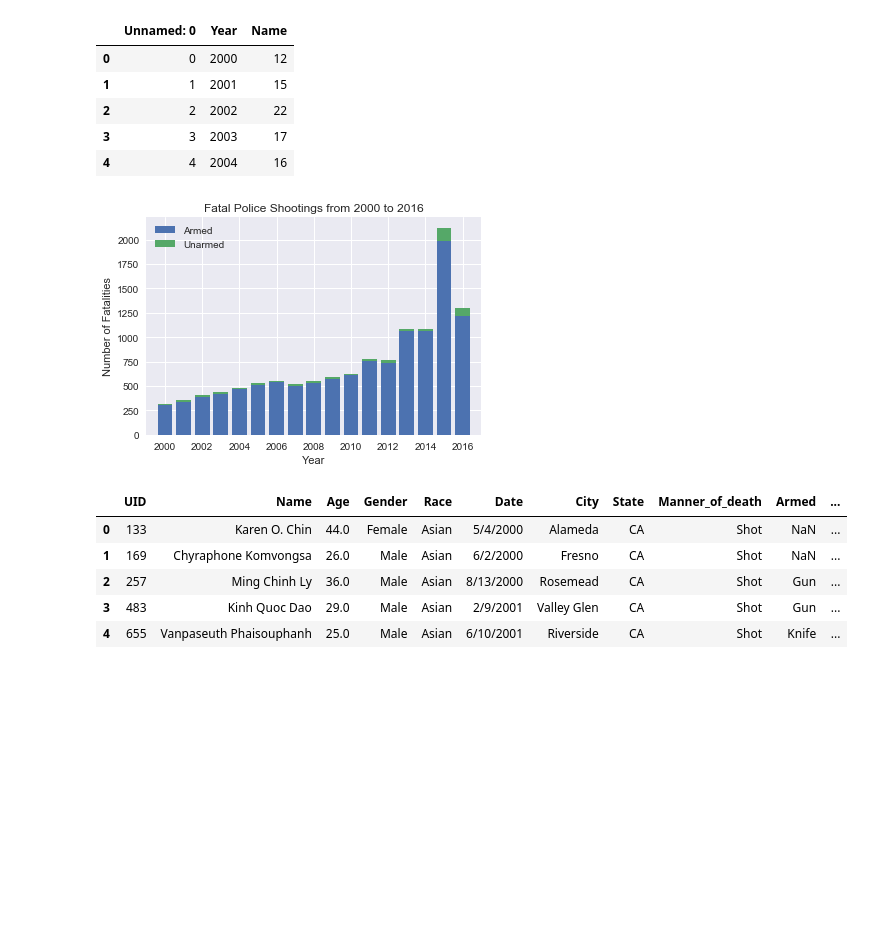
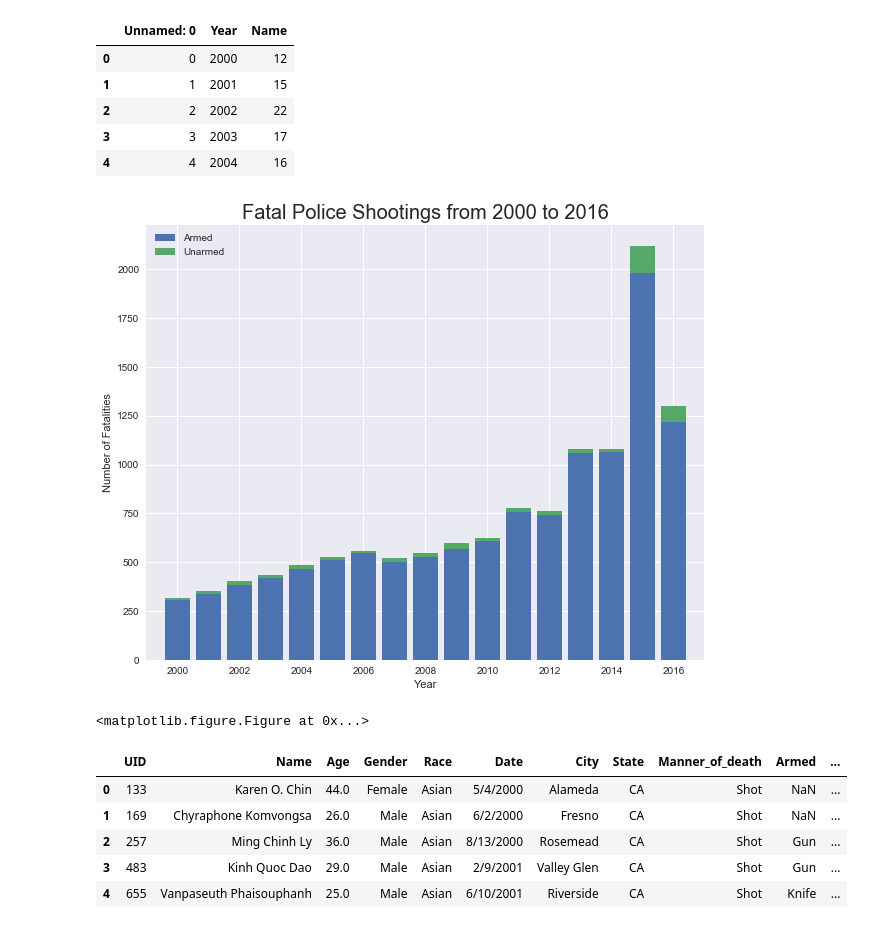
Before and after one commit to jkennedy74/DataViz_Project1, a Jupyter notebook: Plotting Fatalities Data.ipynb, the cells around one changed output. Saved outputs shown, nothing was run; the diff lists cells and outputs as text; code cells hidden in the pictures; blank space fills up the shorter version.

```diff
--- a/Plotting Fatalities Data.ipynb
+++ b/Plotting Fatalities Data.ipynb
@@ -33,27 +33,32 @@ unarmed_shootings_by_year.head()
 | 3 | 3 | 2003 | 17 |
 | 4 | 4 | 2004 | 16 |
 # %%
+fig, ax = plt.subplots(figsize=(10,8))
+
 # Use Seaborn stylings
 sns.set()
 
 # Plot the number of fatalities by year
 p1 = plt.bar(x = armed_shootings_by_year["Year"], height = armed_shootings_by_year["Name"], align = "center")
 p2 = plt.bar(x = unarmed_shootings_by_year["Year"], height = unarmed_shootings_by_year["Name"],
        bottom = armed_shootings_by_year["Name"], align = "center")
 
 
 # Add labels
-plt.title("Fatal Police Shootings from 2000 to 2016")
+plt.title("Fatal Police Shootings from 2000 to 2016", size = 20)
 plt.xlabel("Year")
 plt.ylabel("Number of Fatalities")
 plt.legend((p1[0], p2[0]), ('Armed', 'Unarmed'), loc='best')
 
 # Set x limits
 plt.xlim(1999,2017)
 
 plt.show()
+
+plt.savefig("policeshootingsbyyear.png")
 # %% [output]
-[figure, old version]
+[figure, new version]
+<matplotlib.figure.Figure at 0x...>
 # %%
 fatalities_df = pd.read_csv('raw_data/Police Fatalities.csv', encoding = "ISO-8859-1")
 
```
Also changed, not shown: parts of 4 cells of this notebook, 6 other files.
